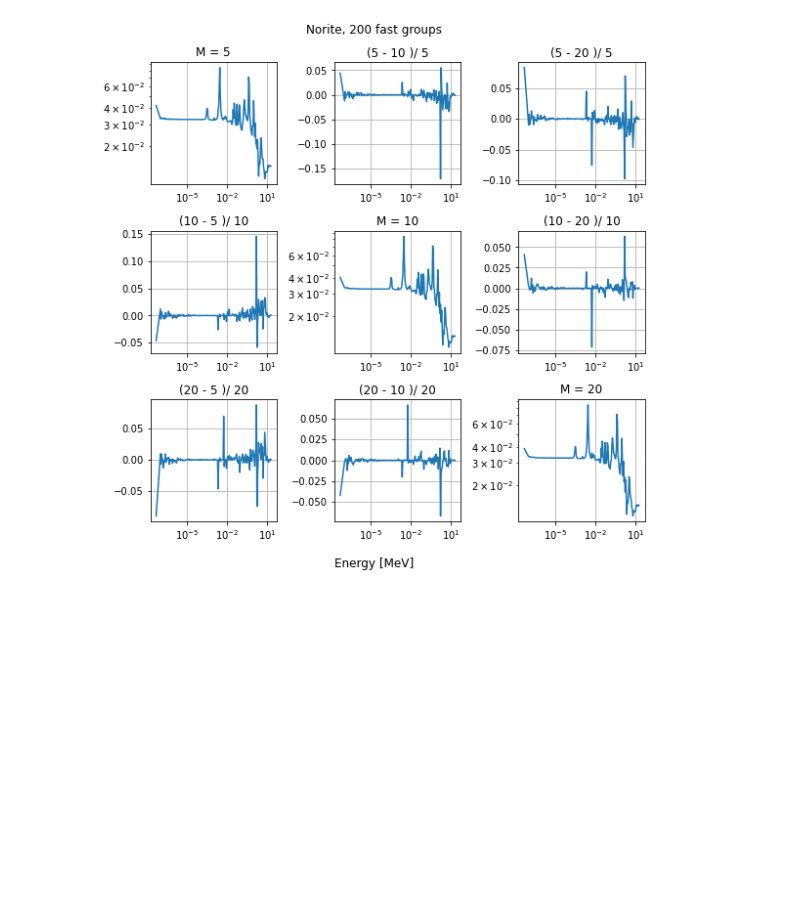
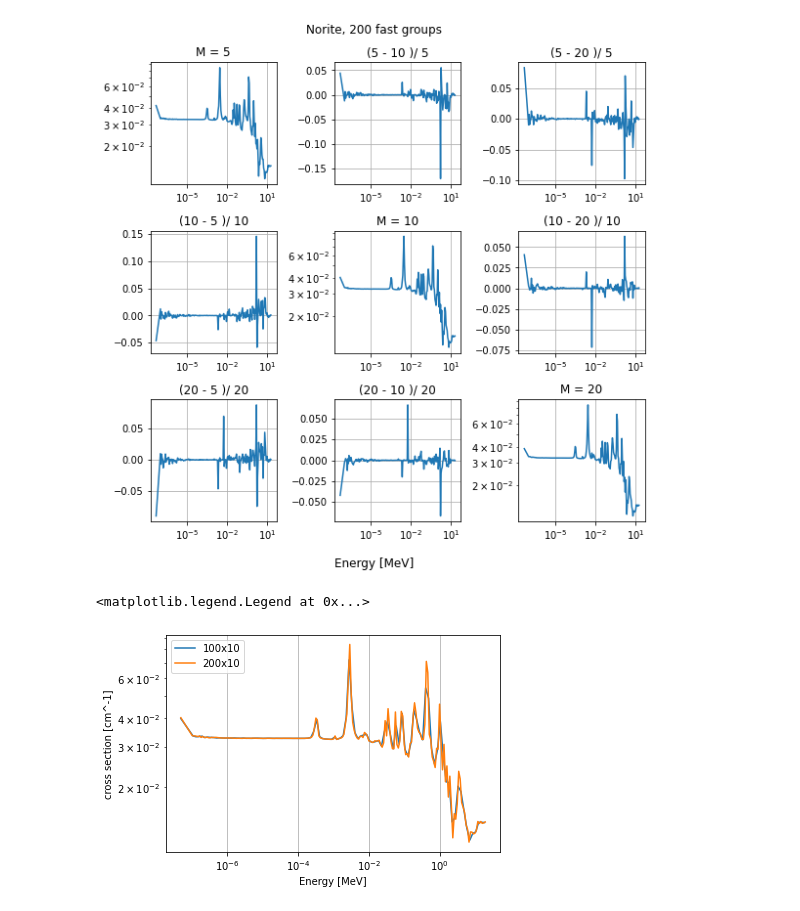
Before and after one commit to villano-lab/ntransporter, a Jupyter notebook: cross_sections/data_plotter.ipynb, the cells around one changed output. Cells and saved outputs as stored; diff of their text form; code cells hidden in the pictures; blank space fills up the shorter version.

Commit message:
added plot comparing two different NxM combinations

```diff
--- a/cross_sections/data_plotter.ipynb
+++ b/cross_sections/data_plotter.ipynb
@@ -91,3 +91,21 @@ for mat in mats:
 # %% [output]
 [figure]
 [figure]
+# %%
+plt.figure()
+plt.grid()
+plt.xlabel('Energy [MeV]')
+plt.ylabel('cross section [cm^-1]')
+plt.loglog()
+
+for N, M in ((100, 10), (200, 10)):
+    df = data['Norite', N, M]
+    Eg = (df['Eg'].values[1:] + df['Eg'].values[:-1])/2
+    xs = df['xs'].values[1:]
+    xt = df['xt'].values[1:]
+    plt.plot(Eg, xs, label = f'{N}x{M}')
+
+plt.legend()
+# %% [output]
+<matplotlib.legend.Legend at 0x...>
+[figure, added]
```
